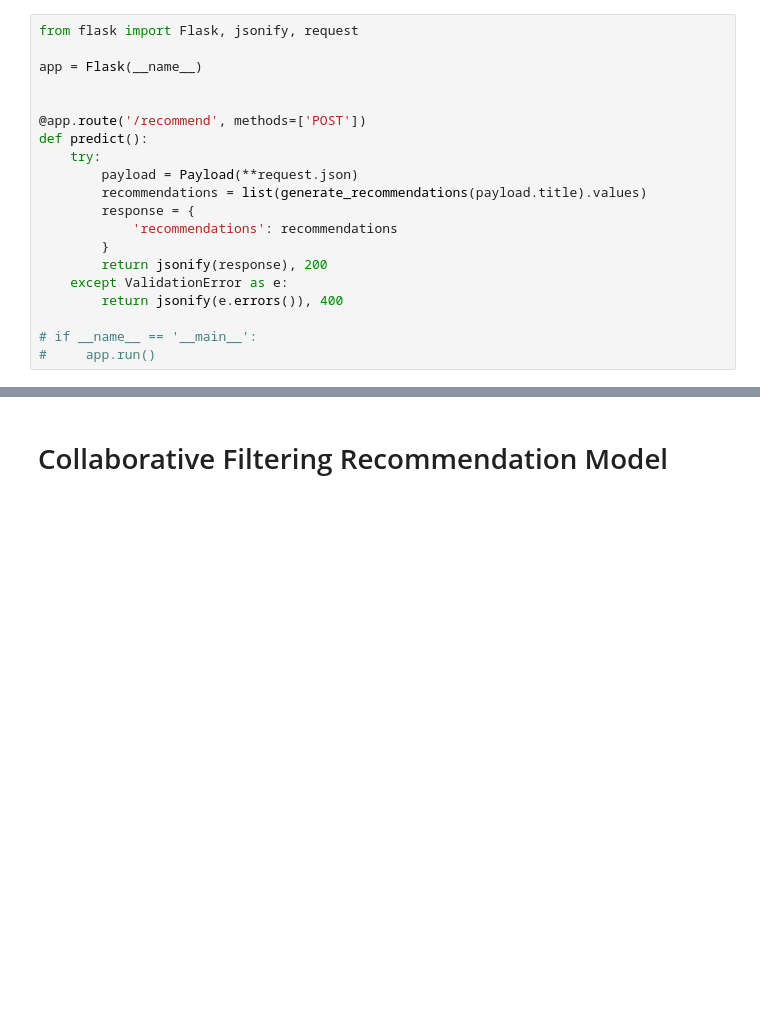
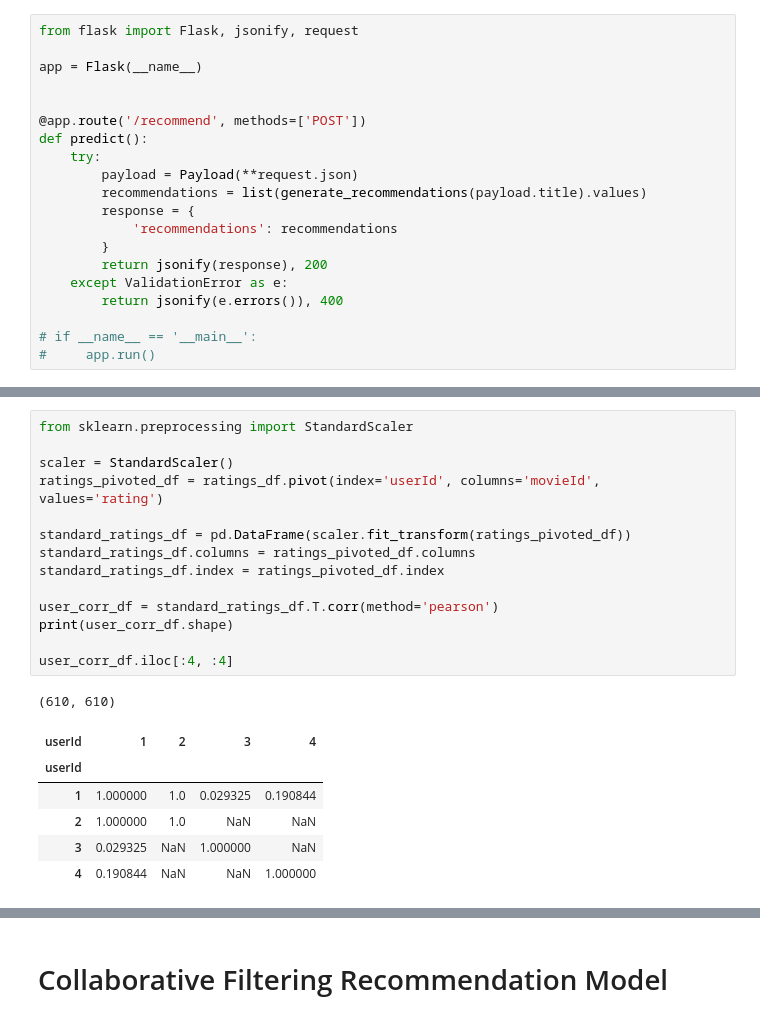
Before and after one commit to ucagub/kaggle_practice, a Jupyter notebook: movielens/data_processing.ipynb, the cells around one changed output, grey strips where cells are left out. Saved outputs shown, nothing was run; the diff lists cells and outputs as text; blank space fills up the shorter version.

```diff
--- a/movielens/data_processing.ipynb
+++ b/movielens/data_processing.ipynb
@@ -337,0 +364,22 @@ def predict():
+# %%
+from sklearn.preprocessing import StandardScaler
+
+scaler = StandardScaler()
+ratings_pivoted_df = ratings_df.pivot(index='userId', columns='movieId', values='rating')
+
+standard_ratings_df = pd.DataFrame(scaler.fit_transform(ratings_pivoted_df))
+standard_ratings_df.columns = ratings_pivoted_df.columns
+standard_ratings_df.index = ratings_pivoted_df.index
+
+user_corr_df = standard_ratings_df.T.corr(method='pearson')
+print(user_corr_df.shape)
+
+user_corr_df.iloc[:4, :4]
+# %% [output]
+(610, 610)
+| userId | 1 | 2 | 3 | 4 |
+| userId |  |  |  |  |
+| 1 | 1.000000 | 1.0 | 0.029325 | 0.190844 |
+| 2 | 1.000000 | 1.0 | NaN | NaN |
+| 3 | 0.029325 | NaN | 1.000000 | NaN |
+| 4 | 0.190844 | NaN | NaN | 1.000000 |
```
Also changed, not shown: parts of 22 cells of this notebook.
